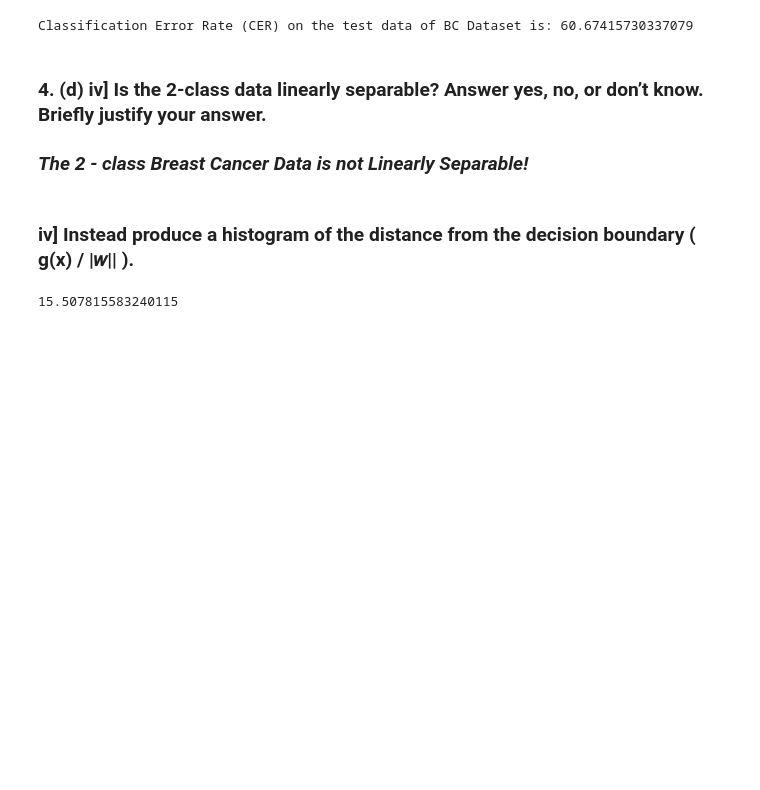
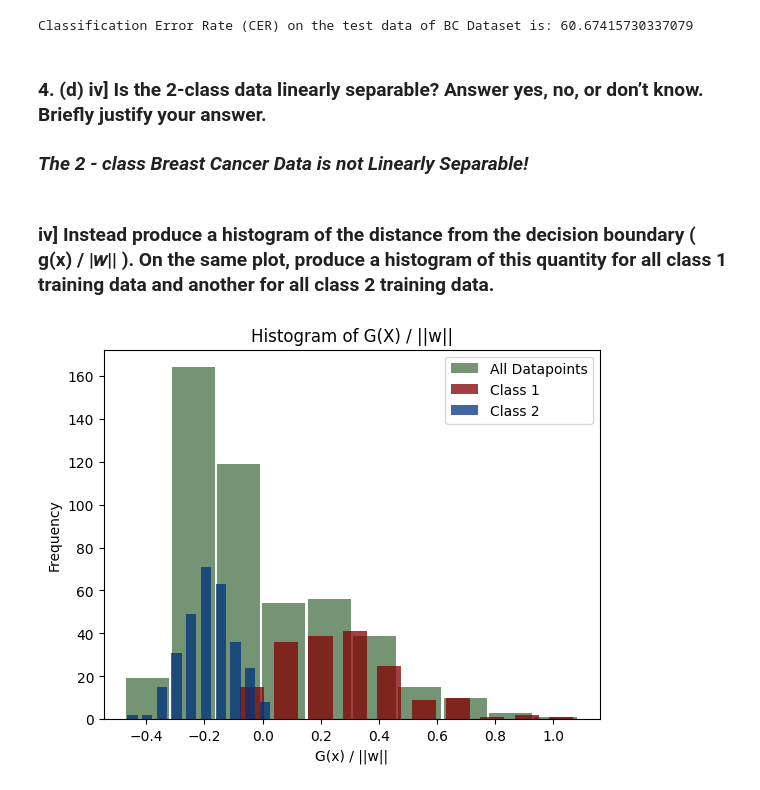
Before and after one commit to SudeshKumarSK/ee559-mlOne, a Jupyter notebook: HW-3/homeworkThree.ipynb, the cells around one changed output. Drawn from its saved outputs; the diff is of its cells as text; code cells hidden in the pictures; blank space fills up the shorter version.

```diff
--- a/HW-3/homeworkThree.ipynb
+++ b/HW-3/homeworkThree.ipynb
@@ -430,11 +558,10 @@ Classification Error Rate (CER) on the test data of BC Dataset is: 60.6741573033
 # %% [markdown]
 ### 4. (d) iv] Is the 2-class data linearly separable? Answer yes, no, or don’t know. Briefly justify your answer.
 
-### <strong> <em> The 2 - class Breast Cancer Data is not Linearly Separable!</strong></em>
+### <strong> <em> The 2 - class Breast Cancer Data is not Linearly Separable! </strong></em>
 # %% [markdown]
-### iv] Instead produce a histogram of the distance from the decision boundary ( g(x) / |𝑤|| ).
+### iv] Instead produce a histogram of the distance from the decision boundary ( g(x) / |𝑤|| ). On the same plot, produce a histogram of this quantity for all class 1 training data and another for all class 2 training data.
-# %%
-w_optimum_l2 = np.linalg.norm(w_optimum_epochs_bc)
-w_optimum_l2
-# %% [output]
-15.507815583240115
+# %%
+perceptron_bc.plotHistogram(X=X_train_augmented_bc, T=T_train_changed_bc, w_vector=w_optimum_epochs_bc, n_train=n_train_bc)
+# %% [output]
+[figure, added]
```
Also changed, not shown: parts of 28 cells of this notebook.
